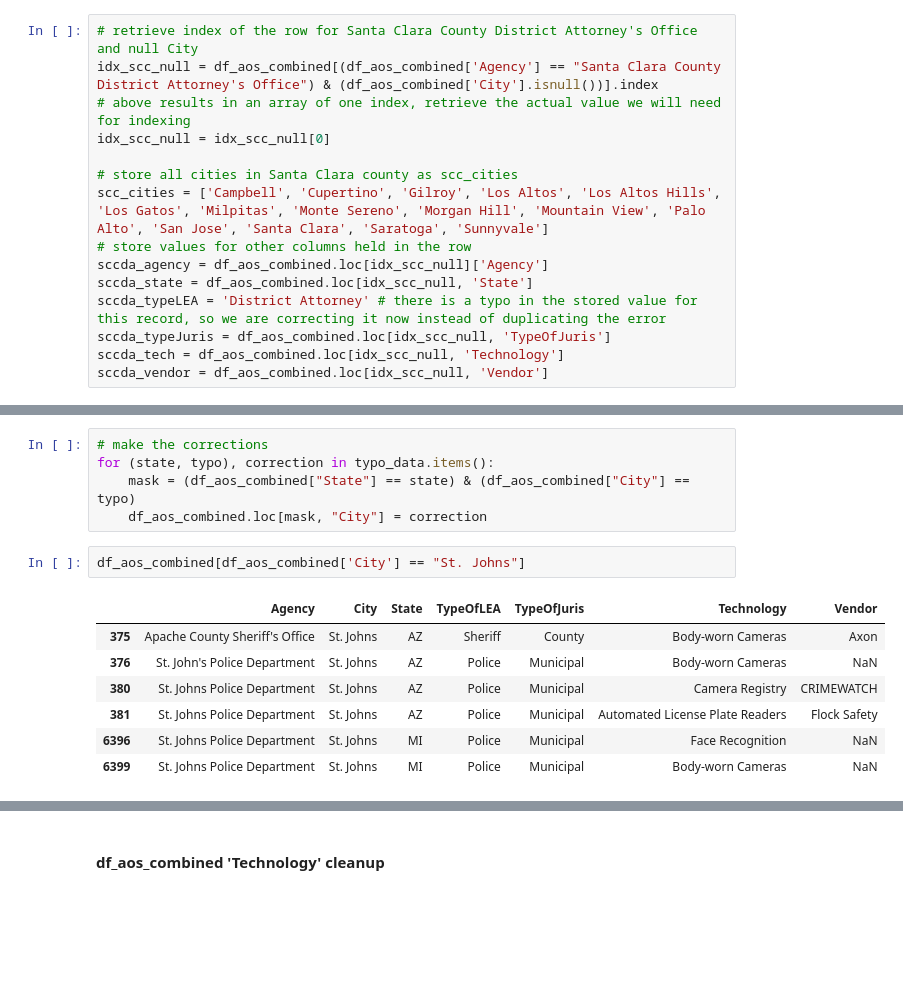
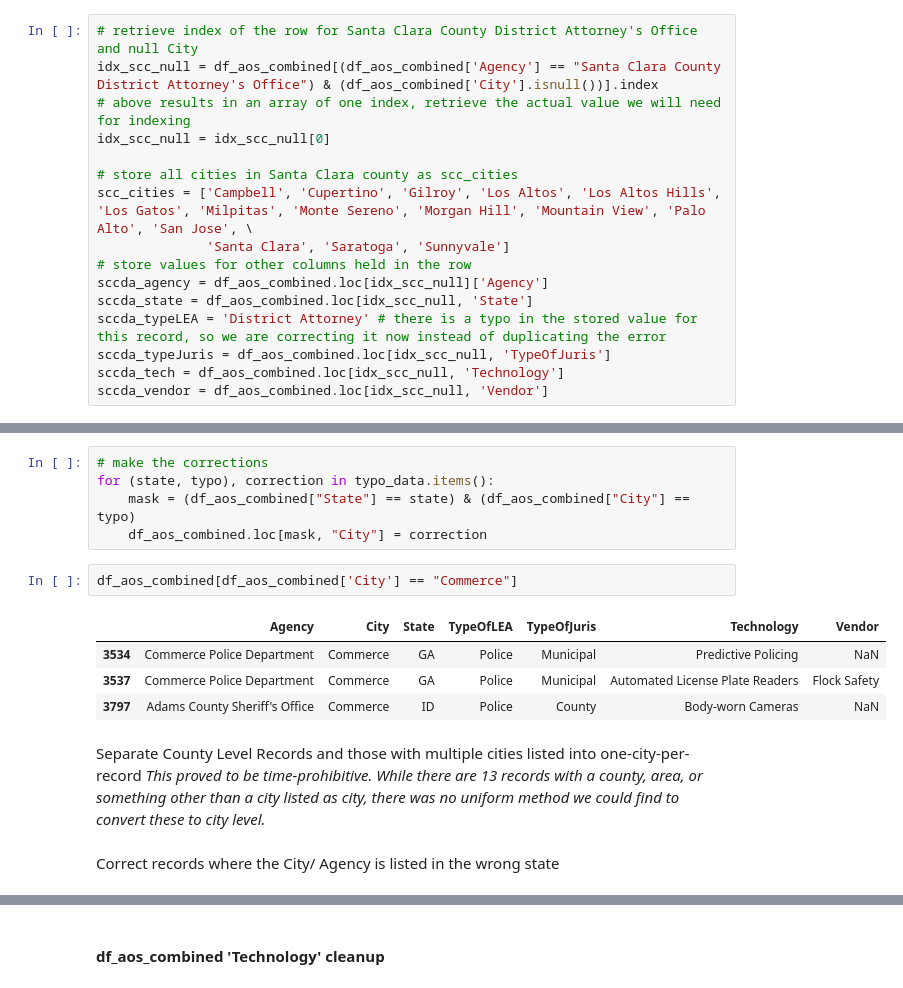
Before and after one commit to robinphurtado/SDSUDataScienceProject, a Jupyter notebook: notebooks/surveilanceproject.ipynb, the cells around one changed output, grey strips where cells are left out. Cells and saved outputs as stored; diff of their text form; blank space fills up the shorter version.

```diff
--- a/notebooks/surveilanceproject.ipynb
+++ b/notebooks/surveilanceproject.ipynb
@@ -703,7 +703,8 @@ idx_scc_null = df_aos_combined[(df_aos_combined['Agency'] == "Santa Clara County
 idx_scc_null = idx_scc_null[0]
 
 # store all cities in Santa Clara county as scc_cities
-scc_cities = ['Campbell', 'Cupertino', 'Gilroy', 'Los Altos', 'Los Altos Hills', 'Los Gatos', 'Milpitas', 'Monte Sereno', 'Morgan Hill', 'Mountain View', 'Palo Alto', 'San Jose', 'Santa Clara', 'Saratoga', 'Sunnyvale']
+scc_cities = ['Campbell', 'Cupertino', 'Gilroy', 'Los Altos', 'Los Altos Hills', 'Los Gatos', 'Milpitas', 'Monte Sereno', 'Morgan Hill', 'Mountain View', 'Palo Alto', 'San Jose', \
+              'Santa Clara', 'Saratoga', 'Sunnyvale']
 # store values for other columns held in the row
 sccda_agency = df_aos_combined.loc[idx_scc_null]['Agency']
 sccda_state = df_aos_combined.loc[idx_scc_null, 'State']
@@ -909,12 +903,14 @@ for (state, typo), correction in typo_data.items():
     mask = (df_aos_combined["State"] == state) & (df_aos_combined["City"] == typo)
     df_aos_combined.loc[mask, "City"] = correction
 # %%
-df_aos_combined[df_aos_combined['City'] == "St. Johns"]
+df_aos_combined[df_aos_combined['City'] == "Commerce"]
 # %% [output]
 |  | Agency | City | State | TypeOfLEA | TypeOfJuris | Technology | Vendor |
-| 375 | Apache County Sheriff's Office | St. Johns | AZ | Sheriff | County | Body-worn Cameras | Axon |
-| 376 | St. John's Police Department | St. Johns | AZ | Police | Municipal | Body-worn Cameras | NaN |
-| 380 | St. Johns Police Department | St. Johns | AZ | Police | Municipal | Camera Registry | CRIMEWATCH |
-| 381 | St. Johns Police Department | St. Johns | AZ | Police | Municipal | Automated License Plate Readers | Flock Safety |
-| 6396 | St. Johns Police Department | St. Johns | MI | Police | Municipal | Face Recognition | NaN |
-| 6399 | St. Johns Police Department | St. Johns | MI | Police | Municipal | Body-worn Cameras | NaN |
+| 3534 | Commerce Police Department | Commerce | GA | Police | Municipal | Predictive Policing | NaN |
+| 3537 | Commerce Police Department | Commerce | GA | Police | Municipal | Automated License Plate Readers | Flock Safety |
+| 3797 | Adams County Sheriff's Office | Commerce | ID | Police | County | Body-worn Cameras | NaN |
+# %% [markdown]
+Separate County Level Records and those with multiple cities listed into one-city-per-record
+*This proved to be time-prohibitive.  While there are 13 records with a county, area, or something other than a city listed as city, there was no uniform method we could find to convert these to city level.*
+# %% [markdown]
+Correct records where the City/ Agency is listed in the wrong state
```
Also changed, not shown: parts of 24 cells of this notebook.
